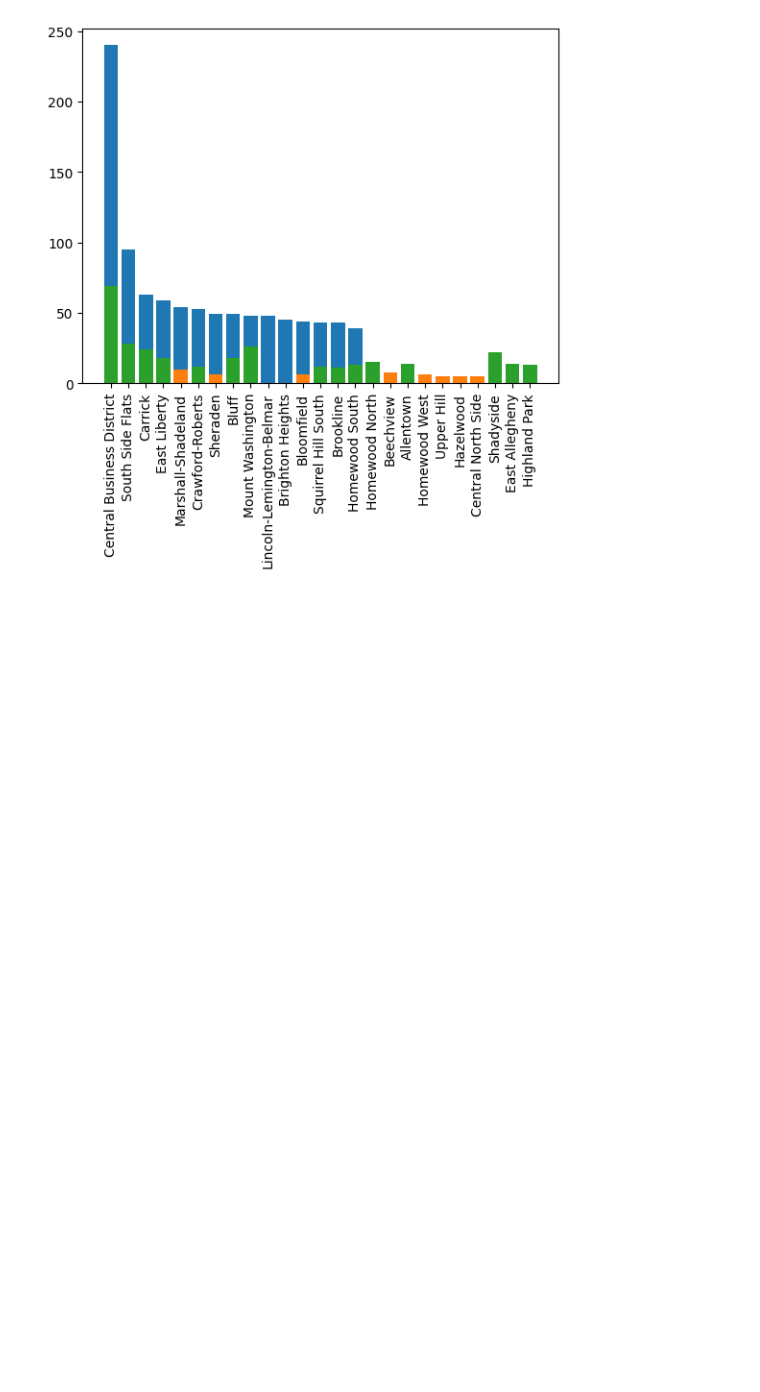
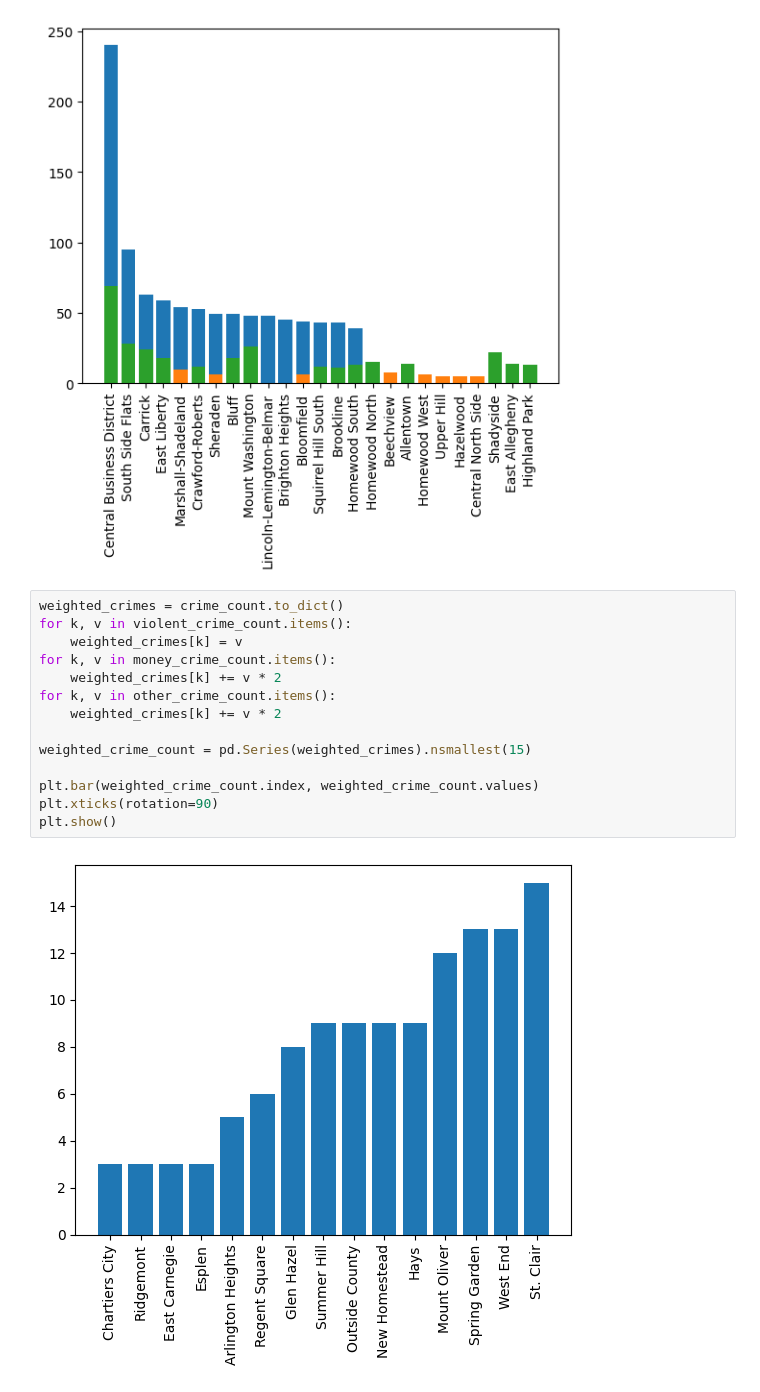
Before and after one commit to CMPINF-0010/Final-Project, a Jupyter notebook: final.ipynb, the cells around one changed output. Saved outputs shown, nothing was run; the diff lists cells and outputs as text; blank space fills up the shorter version.

Commit message:
Added more visualizations for crime

```diff
--- a/final.ipynb
+++ b/final.ipynb
@@ -52,3 +52,19 @@ plt.xticks(rotation=90)
 plt.show()
 # %% [output]
 [figure]
+# %%
+weighted_crimes = crime_count.to_dict()
+for k, v in violent_crime_count.items():
+    weighted_crimes[k] = v
+for k, v in money_crime_count.items():
+    weighted_crimes[k] += v * 2
+for k, v in other_crime_count.items():
+    weighted_crimes[k] += v * 2
+
+weighted_crime_count = pd.Series(weighted_crimes).nsmallest(15)
+
+plt.bar(weighted_crime_count.index, weighted_crime_count.values)
+plt.xticks(rotation=90)
+plt.show()
+# %% [output]
+[figure, added]
```
